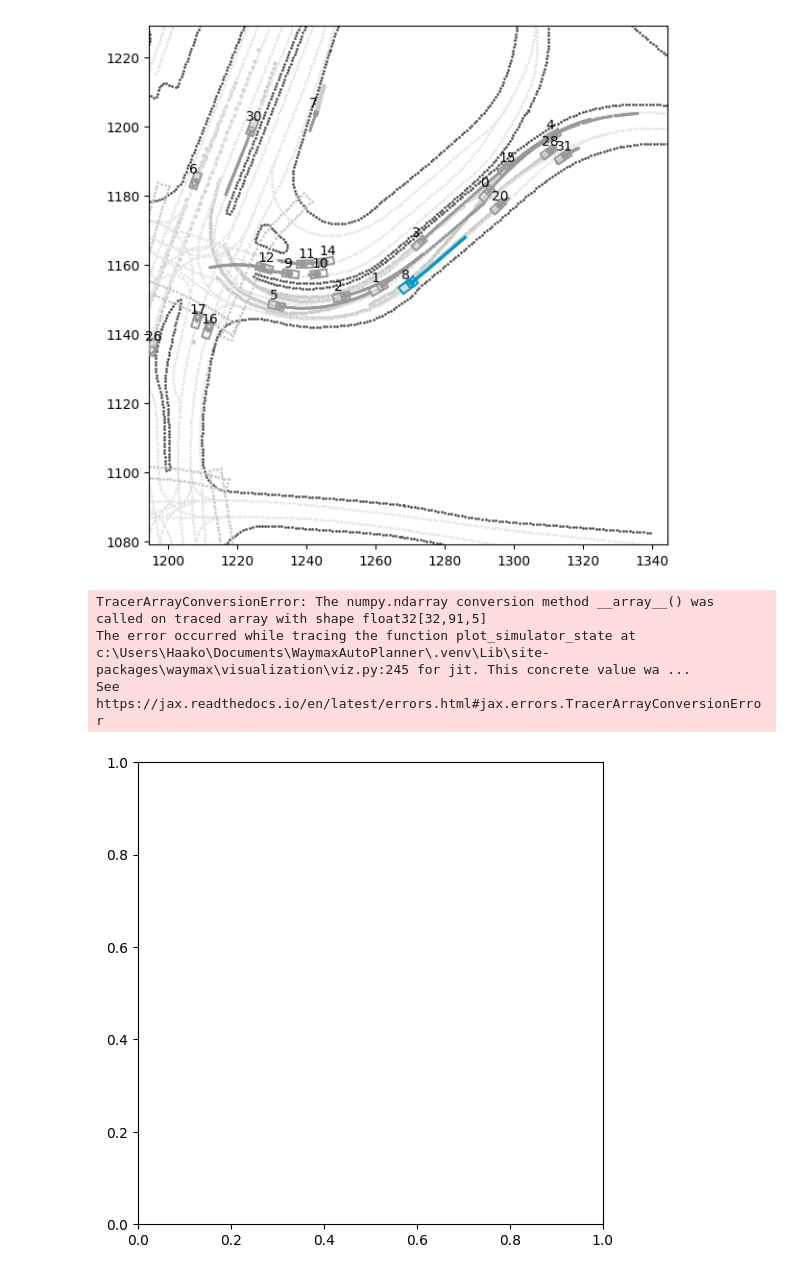
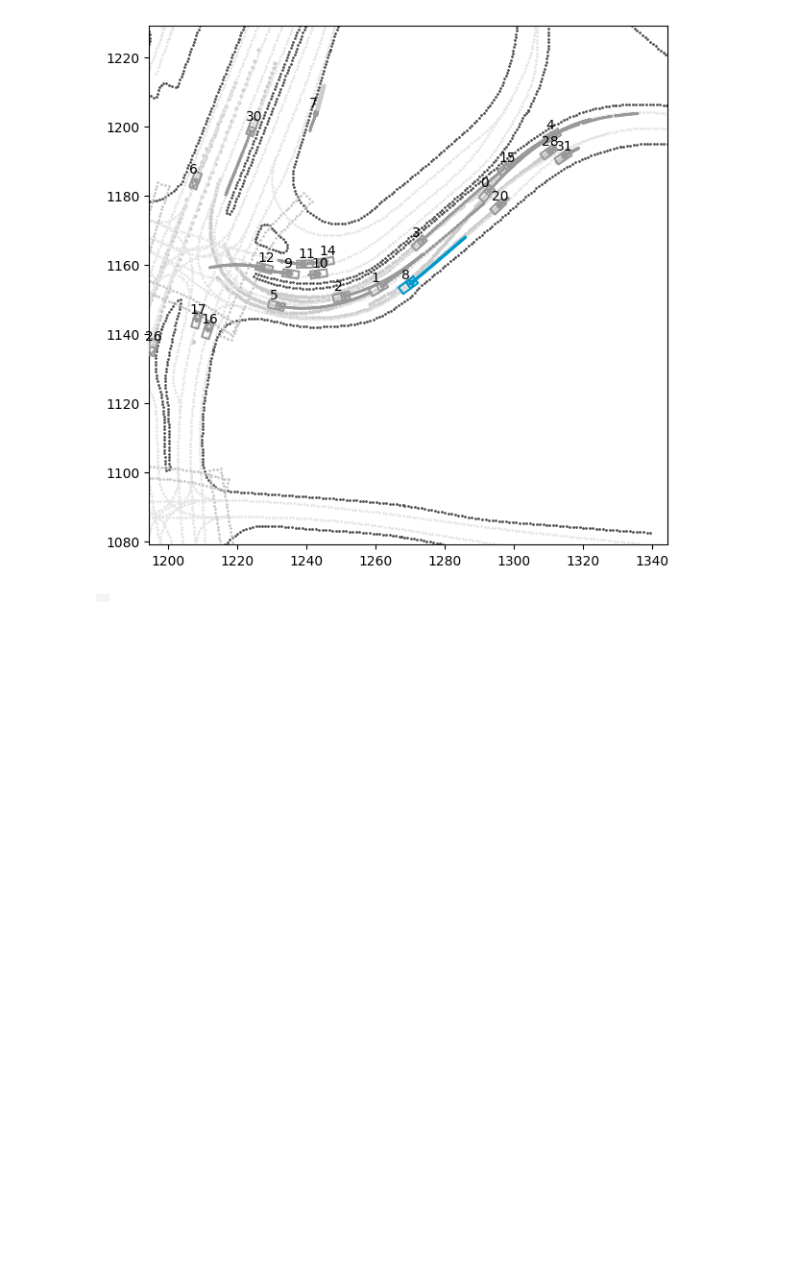
Before and after one commit to the-big-bad-wolf/WaymaxAutoPlanner, a Jupyter notebook: notebook.ipynb, the cells around one changed output. Saved outputs shown, nothing was run; the diff lists cells and outputs as text; code cells hidden in the pictures; blank space fills up the shorter version.

```diff
--- a/notebook.ipynb
+++ b/notebook.ipynb
@@ -264,36 +264,36 @@ KeyboardInterrupt:
 # %%
 import numpy as np
 import mediapy
 from tqdm import tqdm
 import dataclasses
+import jax
 
 from waymax import config as _config
 from waymax import dataloader
 from waymax import datatypes
 from waymax import visualization
 
 max_num_objects = 32
 config = dataclasses.replace(
     _config.WOD_1_1_0_TRAINING,
     max_num_objects=max_num_objects,
     max_num_rg_points=30000,
     path="./data/training_tfexample.tfrecord@5",
 )
 data_iter = dataloader.simulator_state_generator(config=config)
 scenario = next(data_iter)
 
 
 img = visualization.plot_simulator_state(scenario, use_log_traj=True)
 imgs = [img]
 state = scenario
-for _ in range(scenario.remaining_timesteps):
-  state = datatypes.update_state_by_log(state, num_steps=1)
-  imgs.append(visualization.plot_simulator_state(state, use_log_traj=True))
+
+jit_step = jax.jit(datatypes.update_state_by_log, static_argnums=(1,))
+for _ in tqdm(range(scenario.remaining_timesteps)):
+  state = jit_step(state, num_steps=1)
+  #imgs.append(visualization.plot_simulator_state(state, use_log_traj=True))
 
 
 mediapy.show_video(imgs, fps=10)
 # %% [output]
-TracerArrayConversionError: The numpy.ndarray conversion method __array__() was called on traced array with shape float32[32,91,5]
-The error occurred while tracing the function plot_simulator_state at c:\Users\Haako\Documents\WaymaxAutoPlanner\.venv\Lib\site-packages\waymax\visualization\viz.py:245 for jit. This concrete value wa ...
-See https://jax.readthedocs.io/en/latest/errors.html#jax.errors.TracerArrayConversionError
-[figure, removed]
+|  |
```
